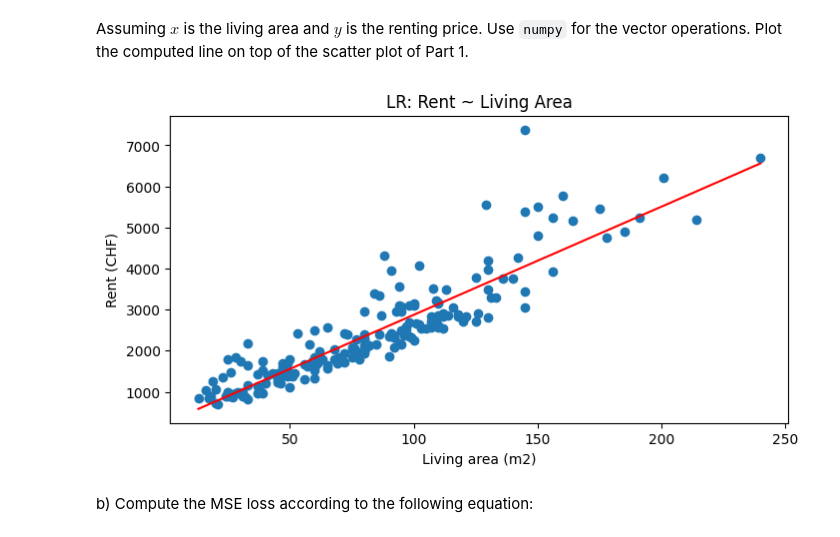
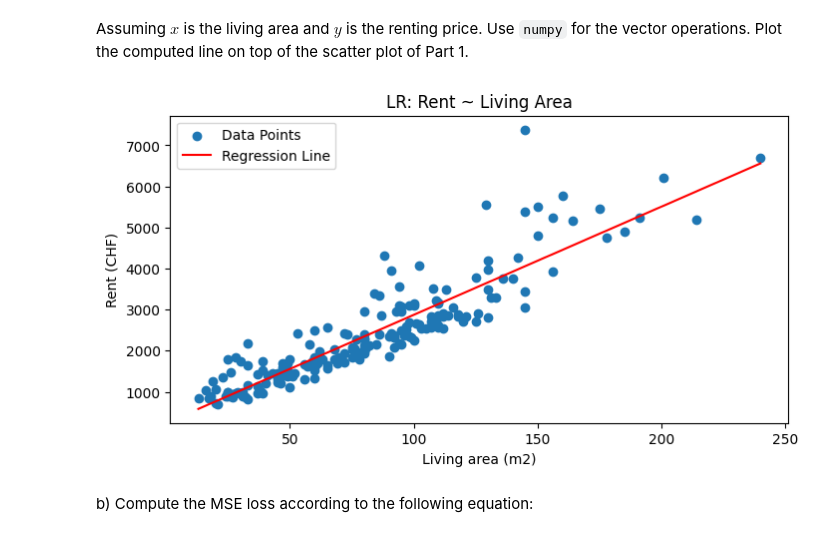
Before and after one commit to JaronMatzinger/mse_delearn, a Jupyter notebook: DL-PW-01-material/ex4-linear-regression-closed-form/linear-regression-stud.ipynb, the cells around one changed output. Cells and saved outputs as stored; diff of their text form; code cells hidden in the pictures.

```diff
--- a/DL-PW-01-material/ex4-linear-regression-closed-form/linear-regression-stud.ipynb
+++ b/DL-PW-01-material/ex4-linear-regression-closed-form/linear-regression-stud.ipynb
@@ -91,39 +91,44 @@ Assuming $x$ is the living area and $y$ is the renting price. Use `numpy` for th
 # Perform the following computation                                   #
 #  - get N, the number of samples                                     #
 #  - compose X with the 1st column full of 1.0 and the 2nd column     #
 #    with the living area (hint: have a look to no.ones() and         #
 #    np.column_stack()                                                #
 #  - get y as the rent prices                                         #
 #  - compute the theta (hint: matrix A to matrix B multiplication can #
 #    be done with A.dot(B))                                           #
 #  - plot the line (hint: compute a set of x points linearly spaced   #
 #    and, with the thetas, compute the corresponding y values)        #
 #######################################################################
 
 n = len(dataset)
 x = np.column_stack((np.ones((n)), living_area))
 y = rent_price
 
 theta = np.dot(np.dot(inv(np.dot(x.T, x)), x.T), y)
 
-x_line = np.linspace(min(living_area), max(living_area), n)
-x_line_matrix = np.column_stack((np.ones(n), x_line))
-y_line = np.dot(x_line_matrix, theta)
+# Simple implementation
+x_points = np.linspace(min(living_area), max(living_area), 100)
+y_points = theta[0] + theta[1] * x_points
+
+# Multilinear implementation
+# x_line = np.linspace(min(living_area), max(living_area), n)
+# x_line_matrix = np.column_stack((np.ones(n), x_line))
+# y_line = np.dot(x_line_matrix, theta)
 
 plt.figure(1, figsize=(8,4))
 plt.scatter(living_area, rent_price, label='Data Points')
-plt.plot(x_line, y_line, color='red', label='Regression Line')
+plt.plot(x_points, y_points, color='red', label='Regression Line')
 plt.xlabel('Living area (m2)')
 plt.ylabel('Rent (CHF)')
 plt.title('LR: Rent ~ Living Area')
-plt.legend
+plt.legend()
 plt.show()
 
 #######################################################################
 #                         END OF YOUR CODE                            #
 #######################################################################
 # %% [output]
-[figure, old version]
+[figure, new version]
 # %% [markdown]
 b) Compute the MSE loss according to the following equation:
 # %% [markdown]
```
Also changed, not shown: parts of 5 cells of this notebook.
